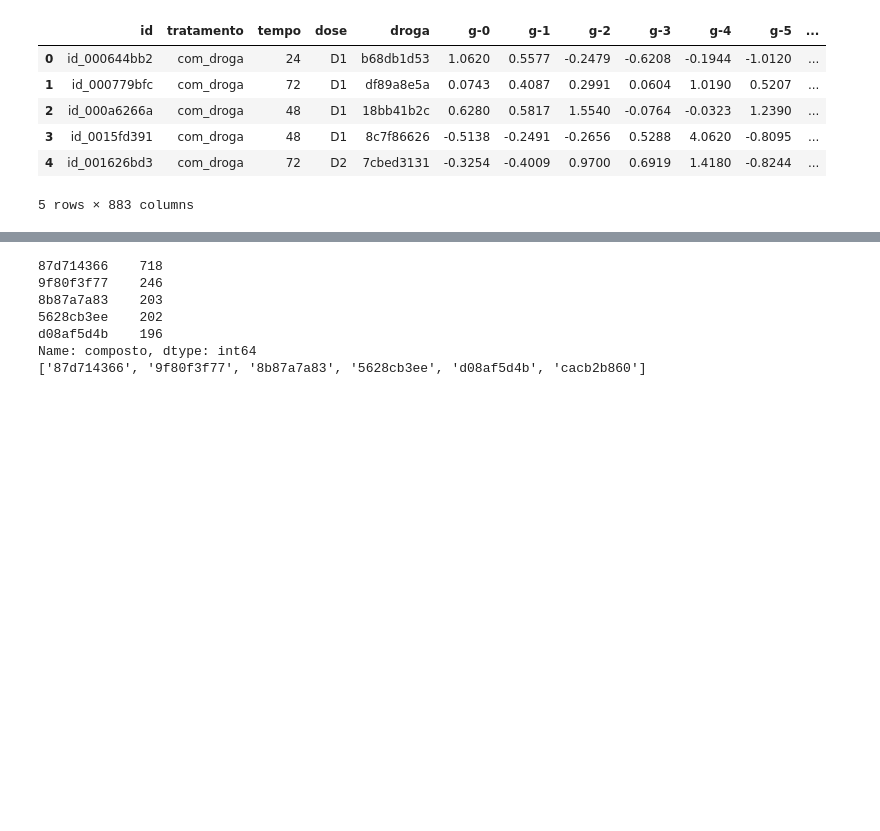
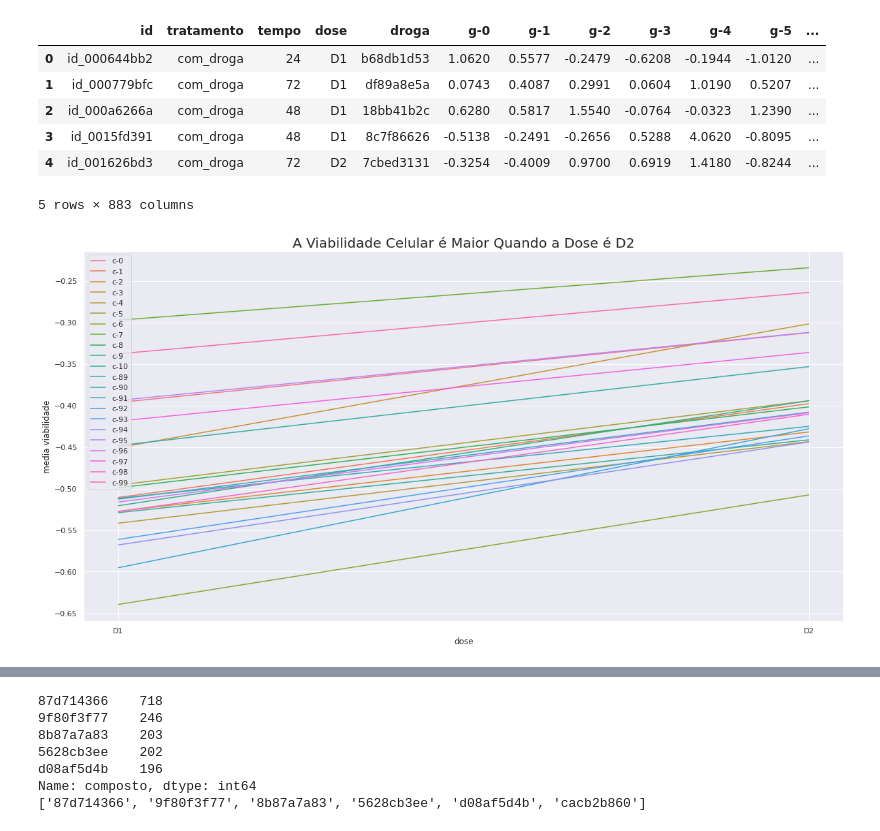
Before and after one commit to Gabrielvinicius27/imersao-dados-desafio-final, a Jupyter notebook: DesafioFinal_ImersaoDadosAlura.ipynb, the cells around one changed output, grey strips where cells are left out. Saved outputs shown, nothing was run; the diff lists cells and outputs as text; code cells hidden in the pictures; blank space fills up the shorter version.

```diff
--- a/DesafioFinal_ImersaoDadosAlura.ipynb
+++ b/DesafioFinal_ImersaoDadosAlura.ipynb
@@ -331,3 +342,29 @@ dados_combinados.head()
 | 3 | id_0015fd391 | com_droga | 48 | D1 | 8c7f86626 | -0.5138 | -0.2491 | -0.2656 | 0.5288 | 4.0620 | -0.8095 | ... |
 | 4 | id_001626bd3 | com_droga | 72 | D2 | 7cbed3131 | -0.3254 | -0.4009 | 0.9700 | 0.6919 | 1.4180 | -0.8244 | ... |
 5 rows × 883 columns
+# %%
+columns = [column for column in dados_combinados.loc[:, 'c-0':'c-10'].columns]
+columns = columns + [column for column in dados_combinados.loc[:, 'c-89':'c-99'].columns]
+columns.append('dose')
+
+viabilidade_celular_medias_por_dose = dados_combinados.loc[:,columns].groupby('dose').mean()
+viabilidade_celular_medias_por_dose['dose'] = viabilidade_celular_medias_por_dose.index
+
+viabilidade_celular_medias_por_dose =pd.melt(viabilidade_celular_medias_por_dose,
+                                              id_vars = 'dose',
+                                              var_name='viabilidade celular',
+                                              value_name='media viabilidade')
+
+plt.figure(figsize = (20,10))
+g = sns.lineplot(
+    data = viabilidade_celular_medias_por_dose,
+    x='dose',
+    y='media viabilidade',
+    hue='viabilidade celular',
+)
+plt.legend(loc='upper left')
+g.set_title('A Viabilidade Celular é Maior Quando a Dose é D2',
+            fontdict={'fontsize':20})
+plt.show()
+# %% [output]
+[figure, added]
```
Also changed, not shown: parts of 14 cells of this notebook.
